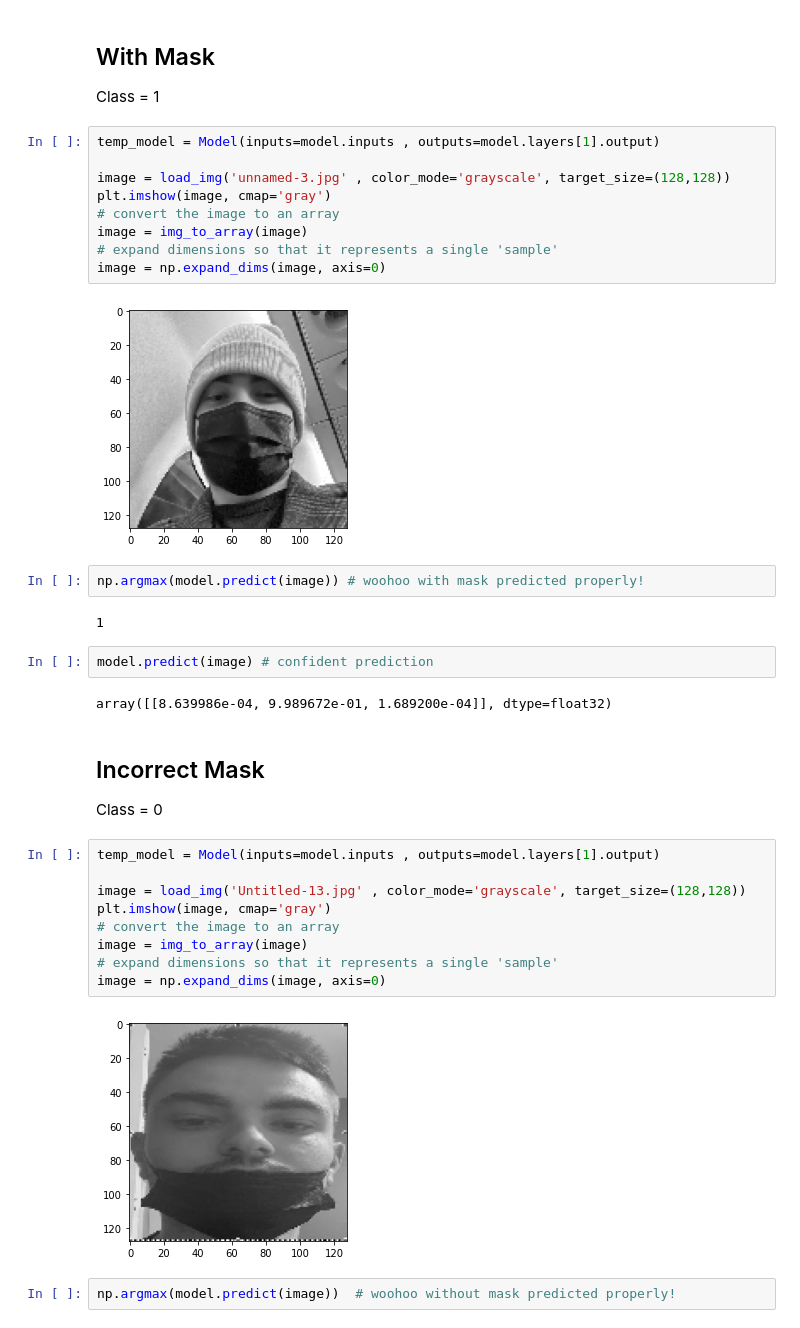
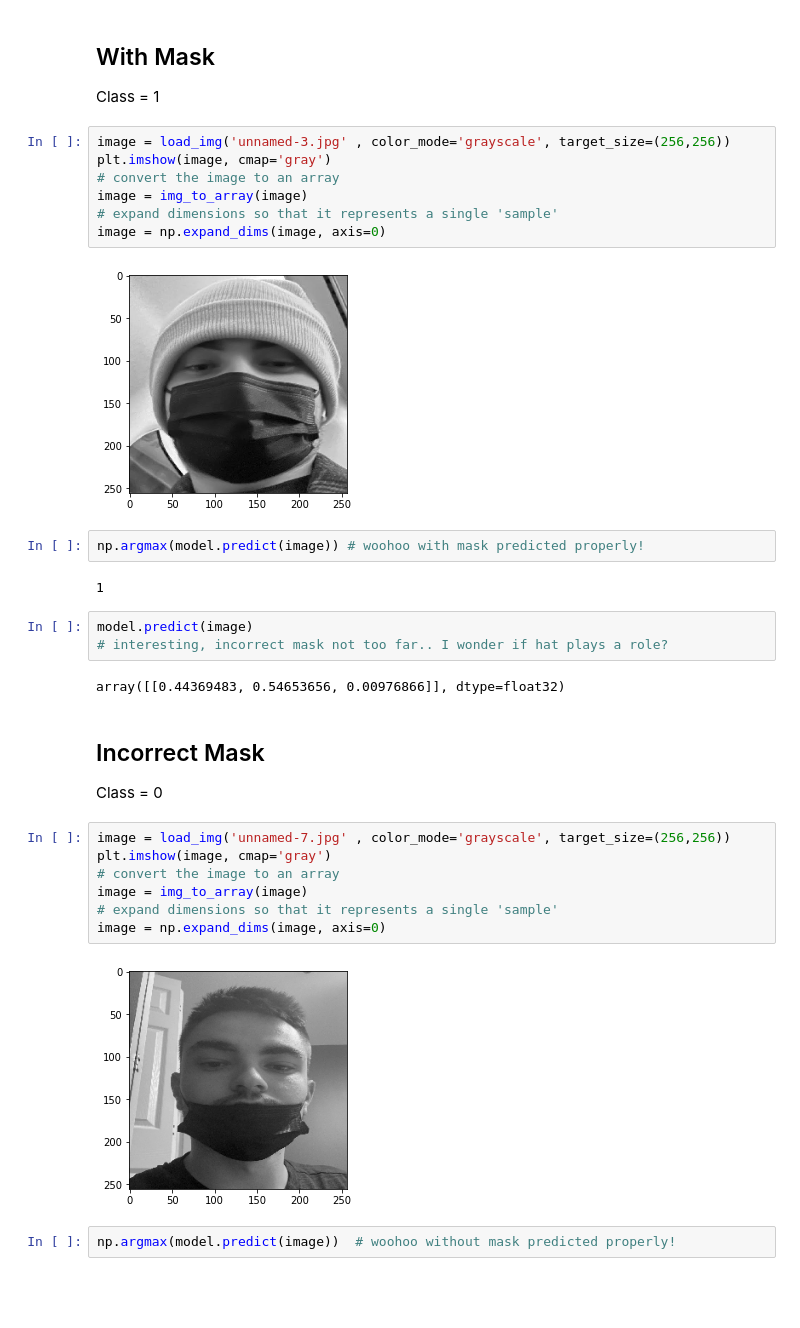
Before and after one commit to SuljicAmar/face_mask_detection, a Jupyter notebook: Face_Mask_Detection.ipynb, the cells around one changed output. Cells and saved outputs as stored; diff of their text form; blank space fills up the shorter version.

```diff
--- a/Face_Mask_Detection.ipynb
+++ b/Face_Mask_Detection.ipynb
@@ -237,39 +276,36 @@ array([[4.2233902e-10, 5.2162058e-10, 1.0000000e+00]], dtype=float32)
 
 Class = 1
 # %%
-temp_model = Model(inputs=model.inputs , outputs=model.layers[1].output)
-
-image = load_img('unnamed-3.jpg' , color_mode='grayscale', target_size=(128,128))
+image = load_img('unnamed-3.jpg' , color_mode='grayscale', target_size=(256,256))
 plt.imshow(image, cmap='gray')
 # convert the image to an array
 image = img_to_array(image)
 # expand dimensions so that it represents a single 'sample'
 image = np.expand_dims(image, axis=0)
 # %% [output]
-[figure, old version]
+[figure, new version]
 # %%
 np.argmax(model.predict(image)) # woohoo with mask predicted properly!
 # %% [output]
 1
-# %%
-model.predict(image) # confident prediction
-# %% [output]
-array([[8.639986e-04, 9.989672e-01, 1.689200e-04]], dtype=float32)
+# %%
+model.predict(image)
+# interesting, incorrect mask not too far.. I wonder if hat plays a role?
+# %% [output]
+array([[0.44369483, 0.54653656, 0.00976866]], dtype=float32)
 # %% [markdown]
 ## Incorrect Mask
 
 Class = 0
 # %%
-temp_model = Model(inputs=model.inputs , outputs=model.layers[1].output)
-
-image = load_img('Untitled-13.jpg' , color_mode='grayscale', target_size=(128,128))
+image = load_img('unnamed-7.jpg' , color_mode='grayscale', target_size=(256,256))
 plt.imshow(image, cmap='gray')
 # convert the image to an array
 image = img_to_array(image)
 # expand dimensions so that it represents a single 'sample'
 image = np.expand_dims(image, axis=0)
 # %% [output]
-[figure, old version]
+[figure, new version]
 # %%
 np.argmax(model.predict(image))  # woohoo without mask predicted properly!
 # %% [output]
```
Also changed, not shown: parts of 23 cells of this notebook, 1 other file.
